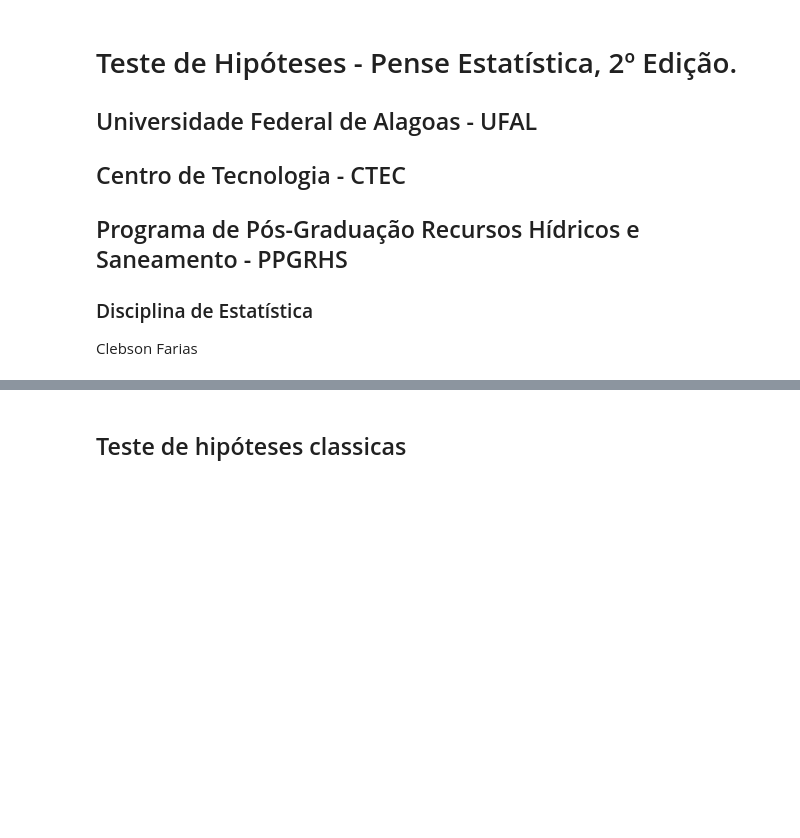
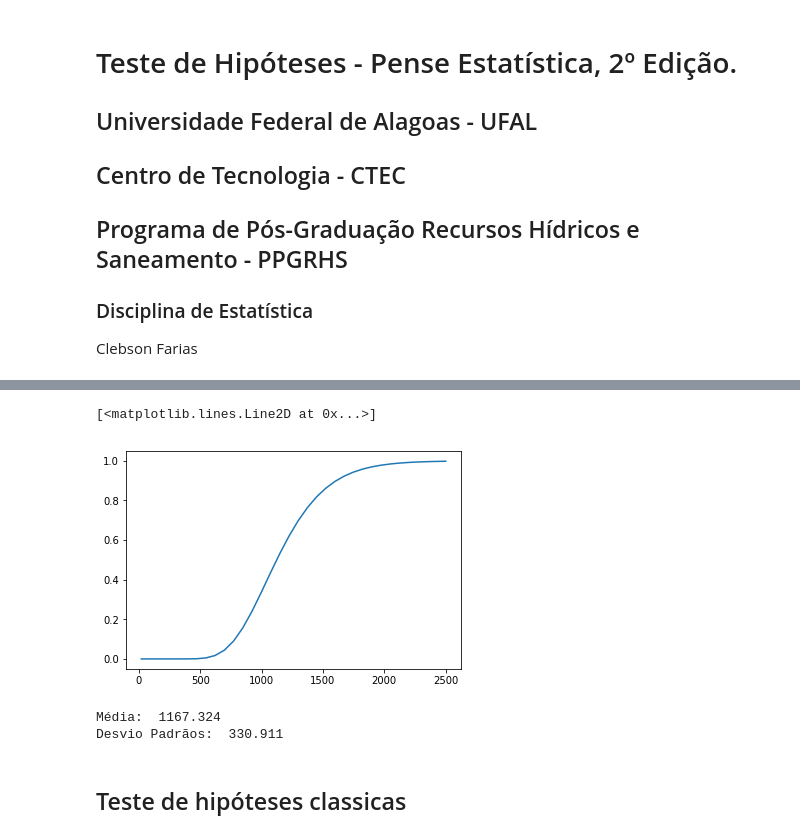
Before and after one commit to clebsonpy/ThinkStats2, a Jupyter notebook: code/Estatística/Cap9_Clebson.ipynb, the cells around one changed output, grey strips where cells are left out. Saved outputs shown, nothing was run; the diff lists cells and outputs as text; code cells hidden in the pictures; blank space fills up the shorter version.

```diff
--- a/code/Estatística/Cap9_Clebson.ipynb
+++ b/code/Estatística/Cap9_Clebson.ipynb
@@ -17,3 +20,8 @@ import pandas as pd
 
 import thinkstats2
 import thinkplot
+# %%
+#Dados Manso
+dados = pd.read_csv("manso.csv", index_col=0, parse_dates=True)
+dados_naturais = dados.MANSO.dropna(axis=0, how='all')
+dados_naturais.head()
@@ -19,0 +45,18 @@ import thinkplot
+# %%
+inicio_ano = 'AUG'
+def annual(dados, month_start_year_hydrologic):
+    data_by_year_hydrologic = dados.groupby(pd.Grouper(freq='AS-%s' % month_start_year_hydrologic))
+    max_vazao = data_by_year_hydrologic.max().values
+    idx_vazao = data_by_year_hydrologic.idxmax().values
+
+    peaks = pd.DataFrame(max_vazao, index=idx_vazao, columns=['Peaks'])
+    return peaks
+
+def mean_annual(dados, month_start_year_hydrologic):
+    data_by_year_hydrologic = dados.groupby(pd.Grouper(freq='AS-%s' % month_start_year_hydrologic))
+    mean = data_by_year_hydrologic.max().values
+
+    return pd.Series(mean, name = 'Mean')
+data_peaks = annual(dados_naturais, inicio_ano)[:-1]
+data_mean = mean_annual(dados_naturais, inicio_ano)[:-1]
+data_peaks.head()
@@ -20,3 +101,18 @@ import thinkplot
+# %%
+rv = stats.lognorm(0.28, 0, 1123.269)
+xs = np.linspace(20, 2500, 34)
+ys = rv.cdf(xs)
+plt.plot(xs, ys)
+# %% [output]
+[<matplotlib.lines.Line2D at 0x...>]
+[figure, added]
+# %%
+mean = peaks.mean().values[0]
+std = peaks.std().values[0]
+print('Média: ', round(mean, 3), '\nDesvio Padrãos: ', round(std, 3))
+# %% [output]
+Média:  1167.324
+Desvio Padrãos:  330.911
 # %% [markdown]
 ## Teste de hipóteses classicas
 # %% [markdown]
```
Also changed, not shown: parts of 31 cells of this notebook, 3 other files.
